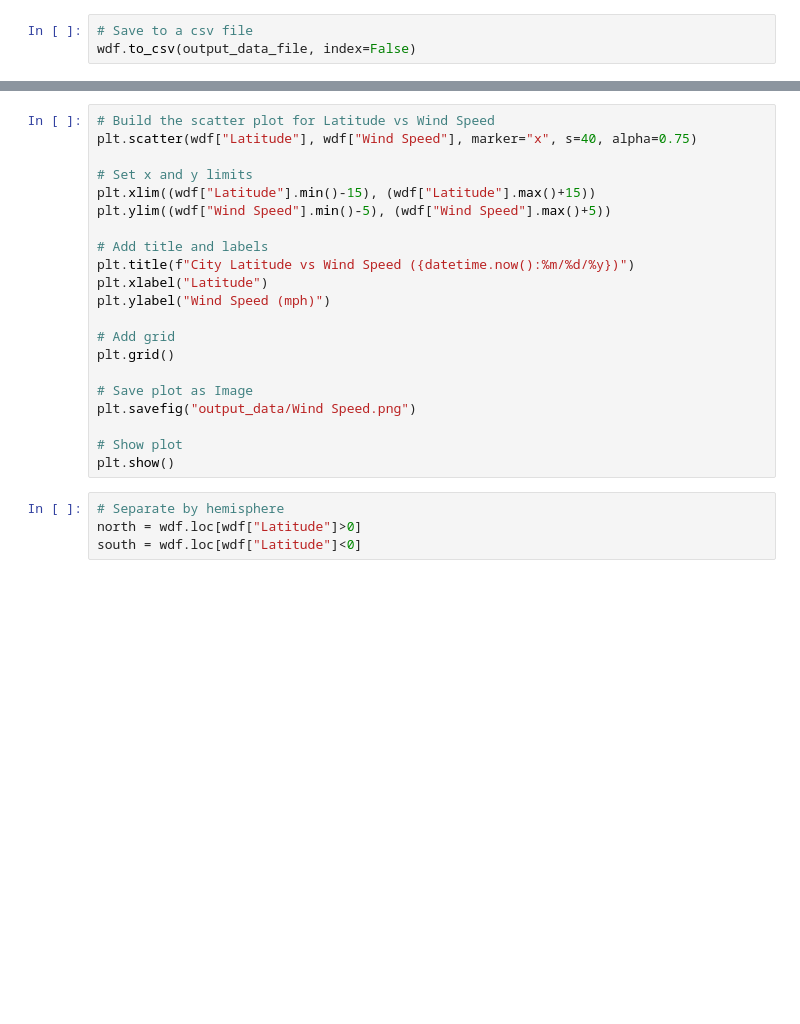
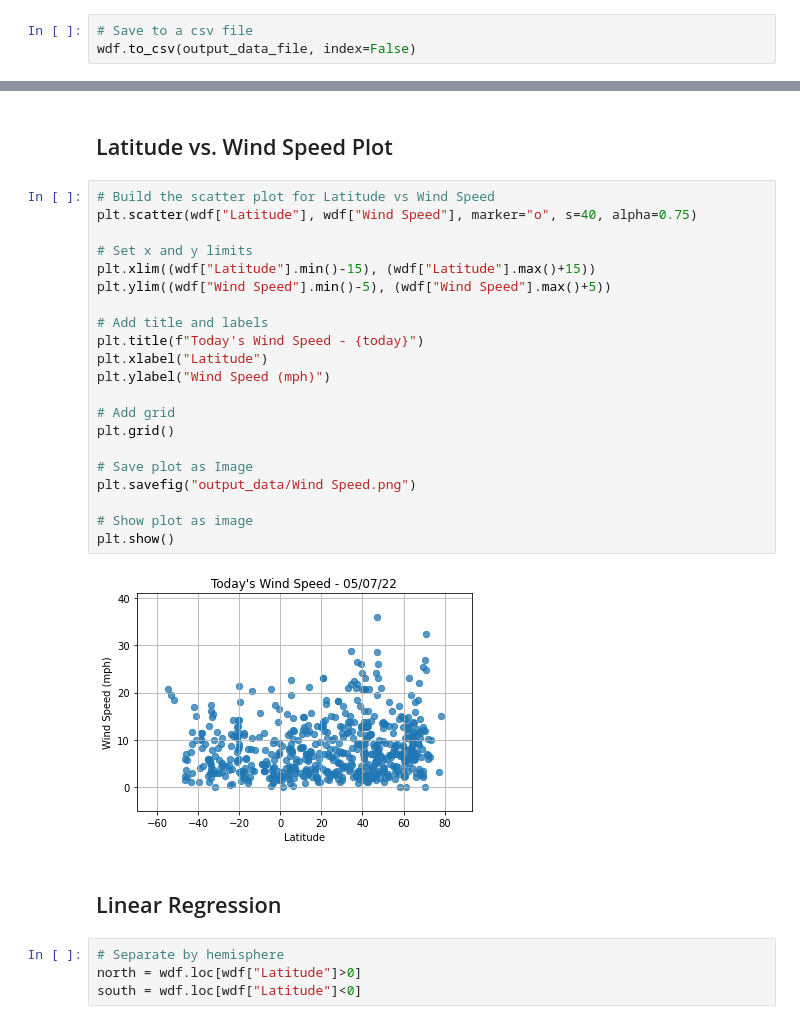
Before and after one commit to cbarraza93/python-api-challenge, a Jupyter notebook: WeatherPy/WeatherPy.ipynb, the cells around one changed output, grey strips where cells are left out. Saved outputs shown, nothing was run; the diff lists cells and outputs as text; blank space fills up the shorter version.

Commit message:
lin regression

```diff
--- a/WeatherPy/WeatherPy.ipynb
+++ b/WeatherPy/WeatherPy.ipynb
@@ -192,24 +272,30 @@ plt.show()
+# %% [markdown]
+## Latitude vs. Wind Speed Plot
 # %%
 # Build the scatter plot for Latitude vs Wind Speed
-plt.scatter(wdf["Latitude"], wdf["Wind Speed"], marker="x", s=40, alpha=0.75)
+plt.scatter(wdf["Latitude"], wdf["Wind Speed"], marker="o", s=40, alpha=0.75)
 
 # Set x and y limits
 plt.xlim((wdf["Latitude"].min()-15), (wdf["Latitude"].max()+15))
 plt.ylim((wdf["Wind Speed"].min()-5), (wdf["Wind Speed"].max()+5))
 
 # Add title and labels
-plt.title(f"City Latitude vs Wind Speed ({datetime.now():%m/%d/%y})")
+plt.title(f"Today's Wind Speed - {today}")
 plt.xlabel("Latitude")
 plt.ylabel("Wind Speed (mph)")
 
 # Add grid
 plt.grid()
 
 # Save plot as Image
 plt.savefig("output_data/Wind Speed.png")
 
-# Show plot
+# Show plot as image
 plt.show()
+# %% [output]
+[figure, added]
+# %% [markdown]
+## Linear Regression
 # %%
 # Separate by hemisphere
 north = wdf.loc[wdf["Latitude"]>0]
```
Also changed, not shown: parts of 33 cells of this notebook, 13 other files.
